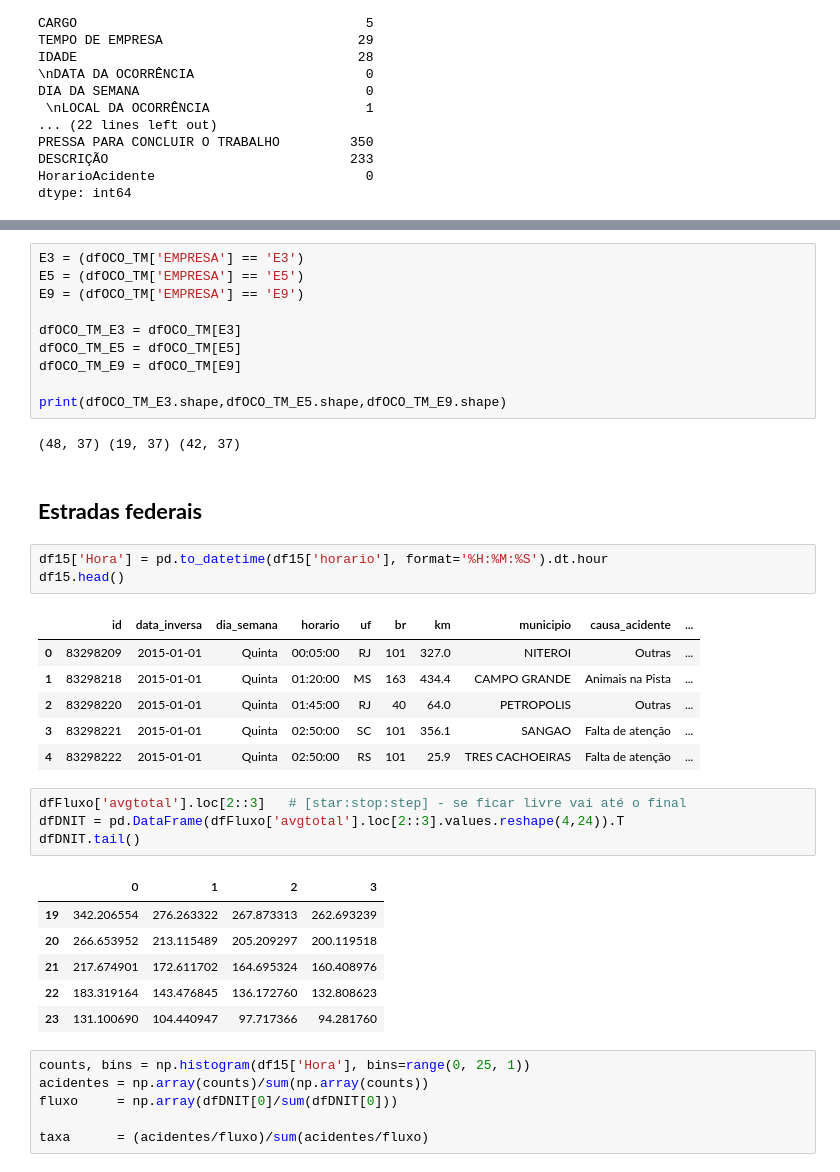
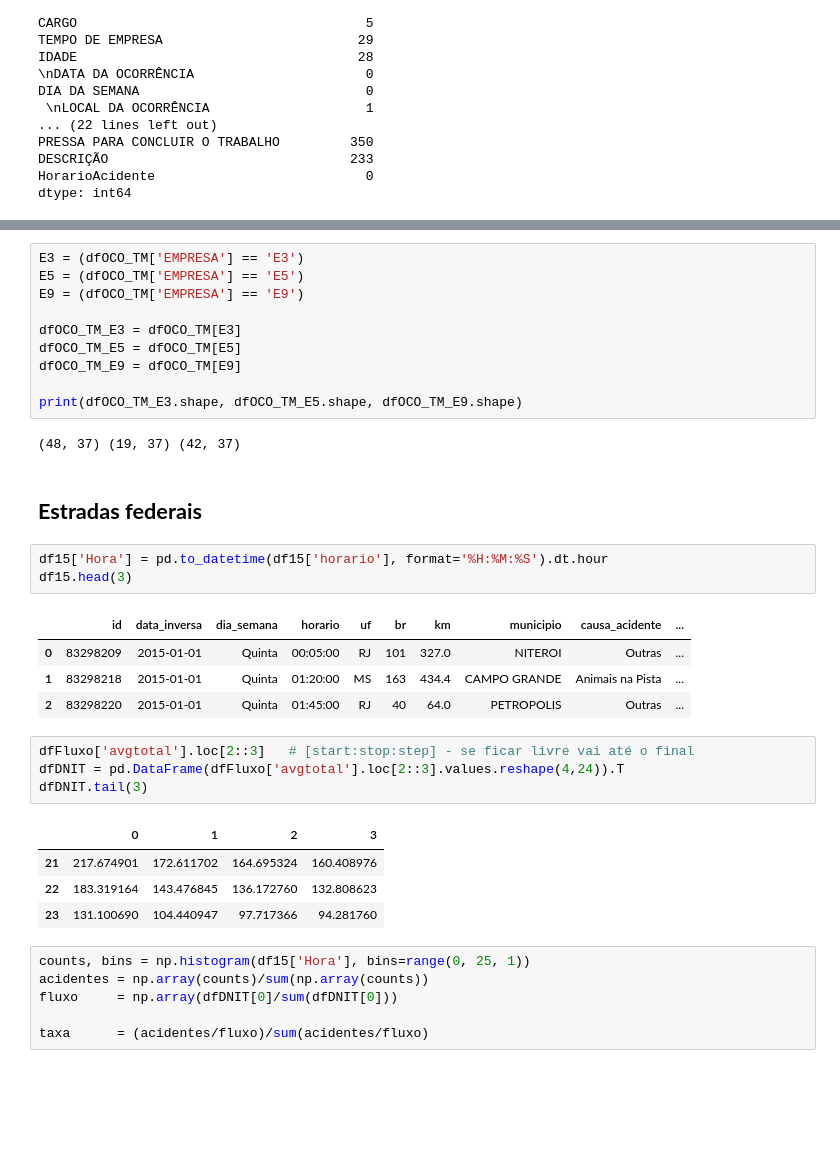
Before and after one commit to Lucas-Buk/IMT, a Jupyter notebook: Tratamento.ipynb, the cells around one changed output, grey strips where cells are left out. Cells and saved outputs as stored; diff of their text form; blank space fills up the shorter version.

```diff
--- a/Tratamento.ipynb
+++ b/Tratamento.ipynb
@@ -745,29 +741,25 @@ dfOCO_TM_E3 = dfOCO_TM[E3]
 dfOCO_TM_E5 = dfOCO_TM[E5]
 dfOCO_TM_E9 = dfOCO_TM[E9]
 
-print(dfOCO_TM_E3.shape,dfOCO_TM_E5.shape,dfOCO_TM_E9.shape)
+print(dfOCO_TM_E3.shape, dfOCO_TM_E5.shape, dfOCO_TM_E9.shape)
 # %% [output]
 (48, 37) (19, 37) (42, 37)
 # %% [markdown]
 ## **Estradas federais**
 # %%
 df15['Hora'] = pd.to_datetime(df15['horario'], format='%H:%M:%S').dt.hour
-df15.head()
+df15.head(3)
 # %% [output]
 |  | id | data_inversa | dia_semana | horario | uf | br | km | municipio | causa_acidente | ... |
 | 0 | 83298209 | 2015-01-01 | Quinta | 00:05:00 | RJ | 101 | 327.0 | NITEROI | Outras | ... |
 | 1 | 83298218 | 2015-01-01 | Quinta | 01:20:00 | MS | 163 | 434.4 | CAMPO GRANDE | Animais na Pista | ... |
 | 2 | 83298220 | 2015-01-01 | Quinta | 01:45:00 | RJ | 40 | 64.0 | PETROPOLIS | Outras | ... |
-| 3 | 83298221 | 2015-01-01 | Quinta | 02:50:00 | SC | 101 | 356.1 | SANGAO | Falta de atenção | ... |
-| 4 | 83298222 | 2015-01-01 | Quinta | 02:50:00 | RS | 101 | 25.9 | TRES CACHOEIRAS | Falta de atenção | ... |
 # %%
-dfFluxo['avgtotal'].loc[2::3]   # [star:stop:step] - se ficar livre vai até o final
+dfFluxo['avgtotal'].loc[2::3]   # [start:stop:step] - se ficar livre vai até o final
 dfDNIT = pd.DataFrame(dfFluxo['avgtotal'].loc[2::3].values.reshape(4,24)).T
-dfDNIT.tail()
+dfDNIT.tail(3)
 # %% [output]
 |  | 0 | 1 | 2 | 3 |
-| 19 | 342.206554 | 276.263322 | 267.873313 | 262.693239 |
-| 20 | 266.653952 | 213.115489 | 205.209297 | 200.119518 |
 | 21 | 217.674901 | 172.611702 | 164.695324 | 160.408976 |
 | 22 | 183.319164 | 143.476845 | 136.172760 | 132.808623 |
 | 23 | 131.100690 | 104.440947 | 97.717366 | 94.281760 |
```
Also changed, not shown: parts of 57 cells of this notebook.
